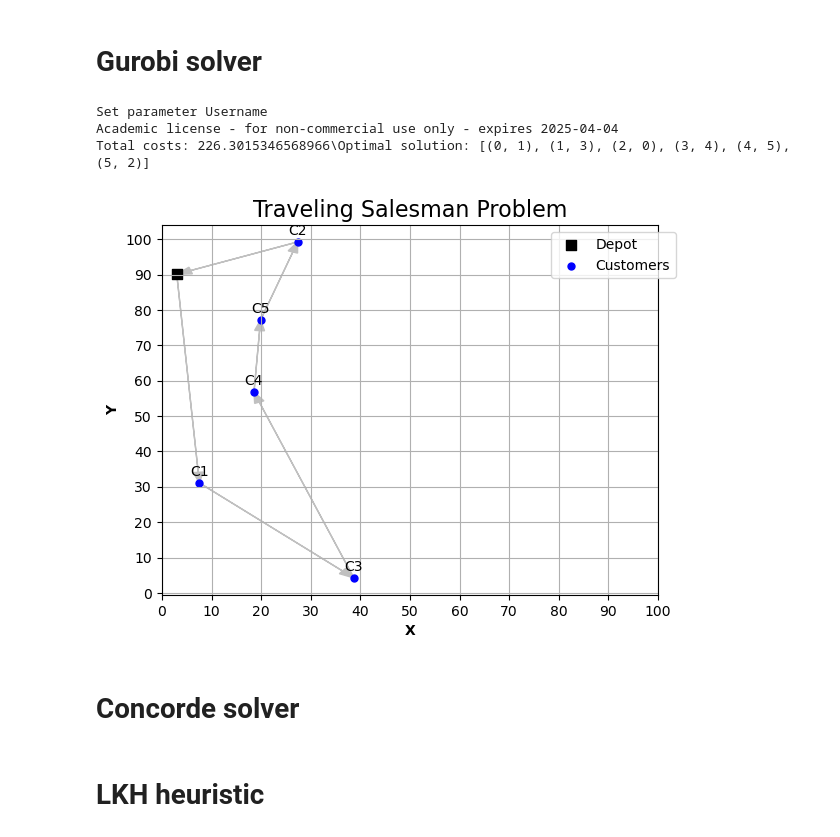
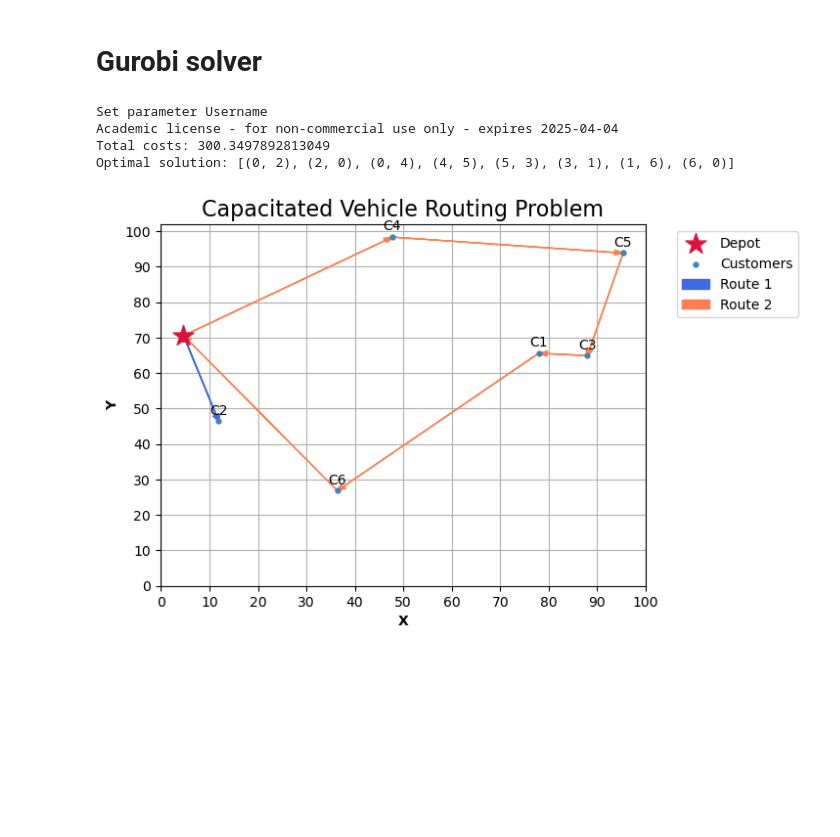
Before and after one commit to dennismgoetz/MA_predicting_Shapley_values, a Jupyter notebook: 01_data_generation/solvers.ipynb, the cells around one changed output. Cells and saved outputs as stored; diff of their text form; code cells hidden in the pictures; blank space fills up the shorter version.

```diff
--- a/01_data_generation/solvers.ipynb
+++ b/01_data_generation/solvers.ipynb
@@ -23,26 +127,42 @@ from helperfunctions_data_generation import solve_tsp, plot_tsp
 # %% [markdown]
 # **Gurobi solver**
 # %%
-num_customers = 5
+# Settings
+num_customers = 6
 x_range = (0, 100)
 y_range = (0, 100)
 
-# Generate instance
-tsp_instance = generate_random_tsp_instance(num_customers=num_customers, x_range=x_range, y_range=y_range)
+routing_problem = 'CVRP'
 
-# Extract X and Y coordinates of depot and all customers (first two columns) as tuples and give it as input for function solve_tsp
-coord = [(tsp_instance['X'][i], tsp_instance['Y'][i]) for i in range(len(tsp_instance))]
+if (routing_problem == 'TSP'):
+    # Generate instance and extract the X and Y coordinates of depot and all customers
+    instance_df = generate_tsp_instance(num_customers, x_range, y_range)
+    coord = [(instance_df['X'][i], instance_df['Y'][i]) for i in range(len(instance_df))]
 
-# Solve TSP and receive sequence (optimal tour) and total costs as output
-sequence, total_costs  = solve_tsp(coord)
+    # Solve TSP and receive sequence (optimal tour) and total costs as output
+    sequence, total_costs = solve_tsp(coordinates=coord)
+
+elif (routing_problem == 'CVRP'):
+    capacity_min = 10
+    capacity_max = 18
+    demand_min = 1
+    demand_max = 5
+
+    # Generate instance and extract the X and Y coordinates of depot and all customers as well as the demands and the capacity
+    instance_df = generate_cvrp_instance(num_customers, x_range, y_range, demand_min, demand_max, capacity_min, capacity_max)
+    coord = [(instance_df['X'][i], instance_df['Y'][i]) for i in range(len(instance_df))]
+    demands = list(instance_df['Demand'])
+    capacity = list(instance_df['Vehicle Capacity'])[0]
+
+    # Solve TSP and receive sequence (optimal tour) and total costs as output
+    sequence, total_costs = solve_cvrp(coordinates=coord, demands=demands, capacity=capacity)
 
 # Plot TSP with optimal tour
-plot_tsp(coord=coord, sequence=sequence, total_costs=total_costs, x_range=x_range, y_range=y_range,
-         assignments=None, core_point_indices=None, plot_sequence=True, print_sequence=True)
+plot_instance(coord=coord, sequence=sequence, total_costs=total_costs, x_range=x_range, y_range=y_range,
+              assignments=None, core_point_indices=None, plot_sequence=True, print_sequence=True, routing_problem=routing_problem)
 # %% [output]
 Set parameter Username
 Academic license - for non-commercial use only - expires 2025-04-04
-Total costs: 226.3015346568966\Optimal solution: [(0, 1), (1, 3), (2, 0), (3, 4), (4, 5), (5, 2)]
+Total costs: 300.3497892813049
+Optimal solution: [(0, 2), (2, 0), (0, 4), (4, 5), (5, 3), (3, 1), (1, 6), (6, 0)]
-[figure, old version]
+[figure, new version]
-# %% [markdown]
-# **Concorde solver**
@@ -54,2 +168,0 @@ Total costs: 226.3015346568966\Optimal solution: [(0, 1), (1, 3), (2, 0), (3, 4)
-# %% [markdown]
-# **LKH heuristic**
```
Also changed, not shown: parts of 18 cells of this notebook, 35 other files.
